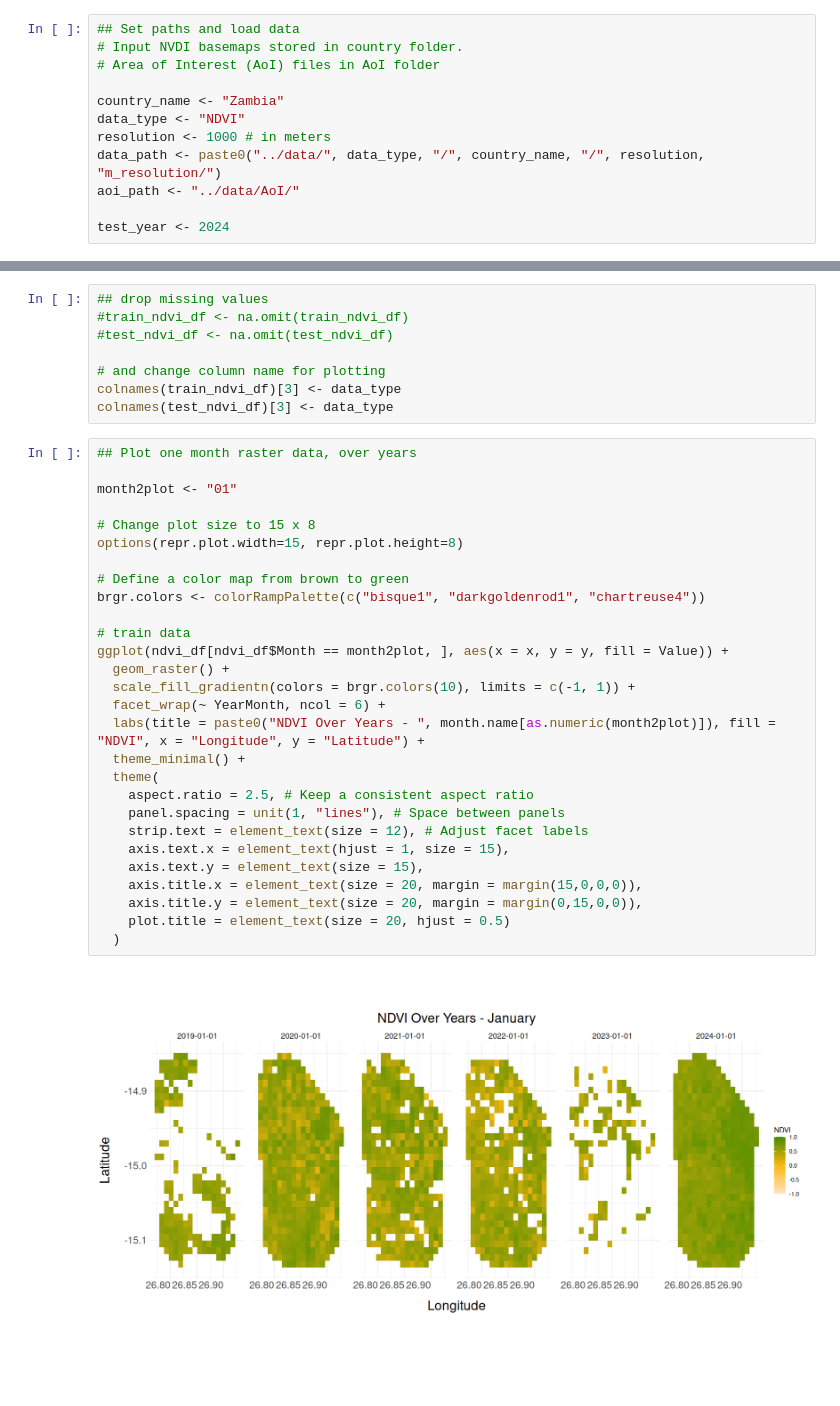
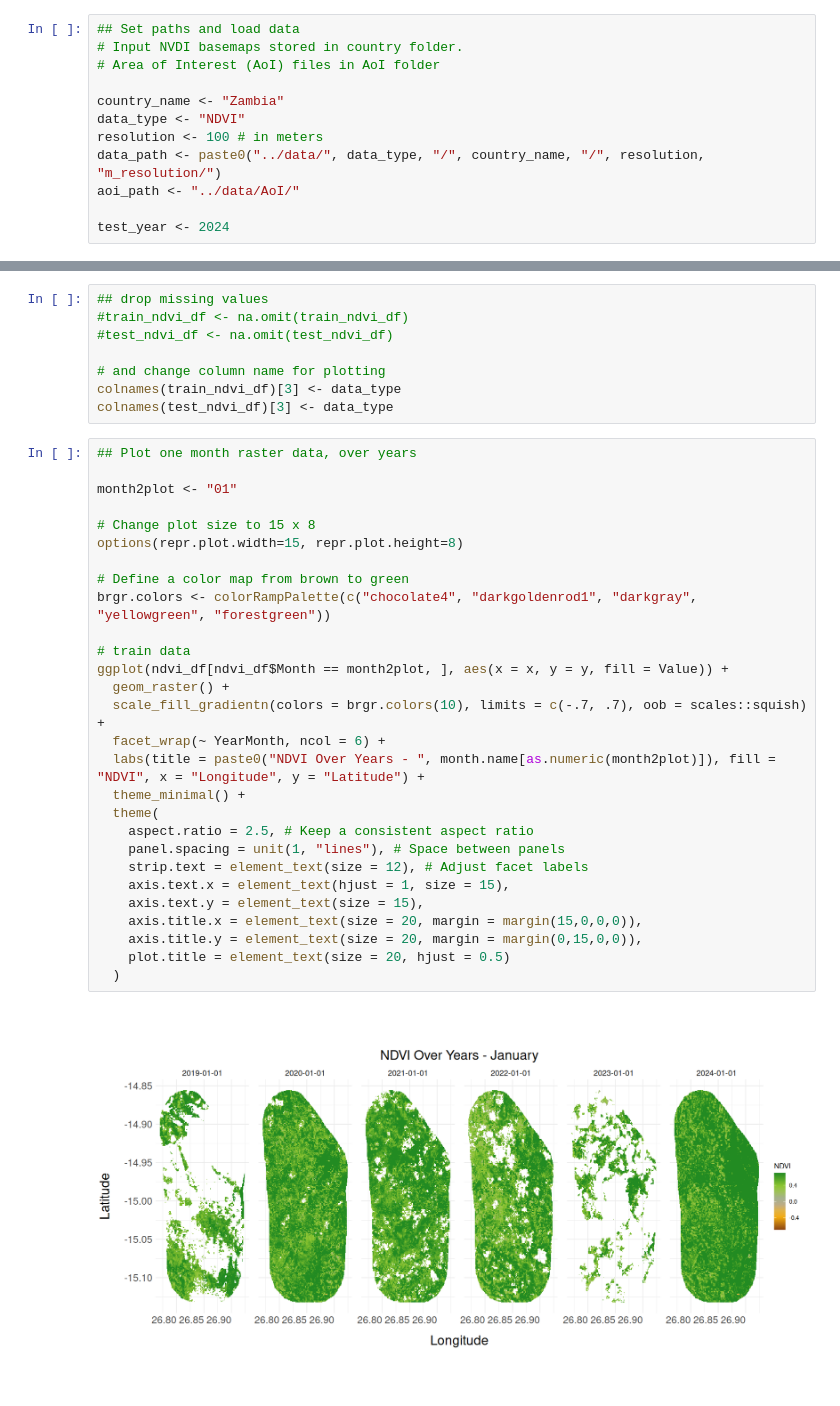
Before and after one commit to SensingClues/correlaid-environmental-time-series, a Jupyter notebook: notebooks/zambia_ndvi_heatmap.ipynb, the cells around one changed output, grey strips where cells are left out. Cells and saved outputs as stored; diff of their text form.

```diff
--- a/notebooks/zambia_ndvi_heatmap.ipynb
+++ b/notebooks/zambia_ndvi_heatmap.ipynb
@@ -23,7 +23,7 @@ source("../scripts/utils.R")
 
 country_name <- "Zambia"
 data_type <- "NDVI"
-resolution <- 1000 # in meters
+resolution <- 100 # in meters
 data_path <- paste0("../data/", data_type, "/", country_name, "/", resolution, "m_resolution/")
 aoi_path <- "../data/AoI/"
 
@@ -120,30 +120,30 @@ colnames(test_ndvi_df)[3] <- data_type
 # %%
 ## Plot one month raster data, over years
 
 month2plot <- "01"
 
 # Change plot size to 15 x 8
 options(repr.plot.width=15, repr.plot.height=8)
 
 # Define a color map from brown to green
-brgr.colors <- colorRampPalette(c("bisque1", "darkgoldenrod1", "chartreuse4"))
+brgr.colors <- colorRampPalette(c("chocolate4", "darkgoldenrod1", "darkgray", "yellowgreen", "forestgreen"))
 
 # train data
 ggplot(ndvi_df[ndvi_df$Month == month2plot, ], aes(x = x, y = y, fill = Value)) +
   geom_raster() +
-  scale_fill_gradientn(colors = brgr.colors(10), limits = c(-1, 1)) +
+  scale_fill_gradientn(colors = brgr.colors(10), limits = c(-.7, .7), oob = scales::squish) +
   facet_wrap(~ YearMonth, ncol = 6) +
   labs(title = paste0("NDVI Over Years - ", month.name[as.numeric(month2plot)]), fill = "NDVI", x = "Longitude", y = "Latitude") +
   theme_minimal() +
   theme(
     aspect.ratio = 2.5, # Keep a consistent aspect ratio
     panel.spacing = unit(1, "lines"), # Space between panels
     strip.text = element_text(size = 12), # Adjust facet labels
     axis.text.x = element_text(hjust = 1, size = 15),
     axis.text.y = element_text(size = 15),
     axis.title.x = element_text(size = 20, margin = margin(15,0,0,0)),
     axis.title.y = element_text(size = 20, margin = margin(0,15,0,0)),
     plot.title = element_text(size = 20, hjust = 0.5)
   )
 # %% [output]
-[figure, old version]
+[figure, new version]
```
Also changed, not shown: parts of 1 cell of this notebook, 1 other file.
